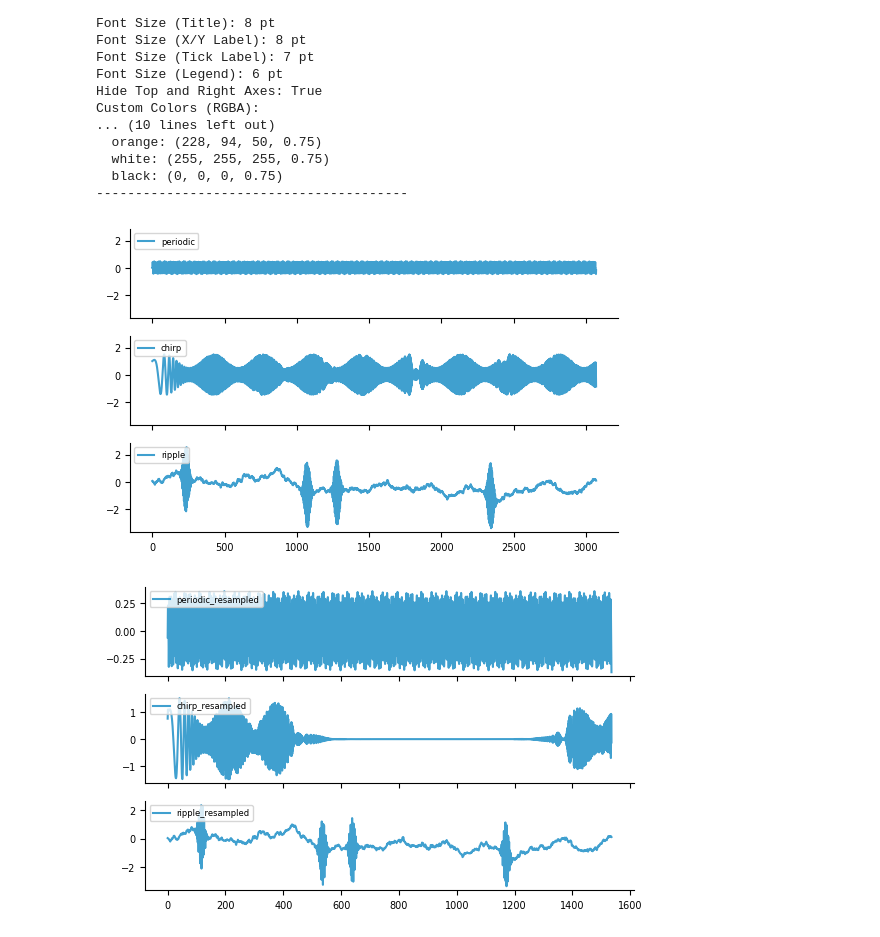
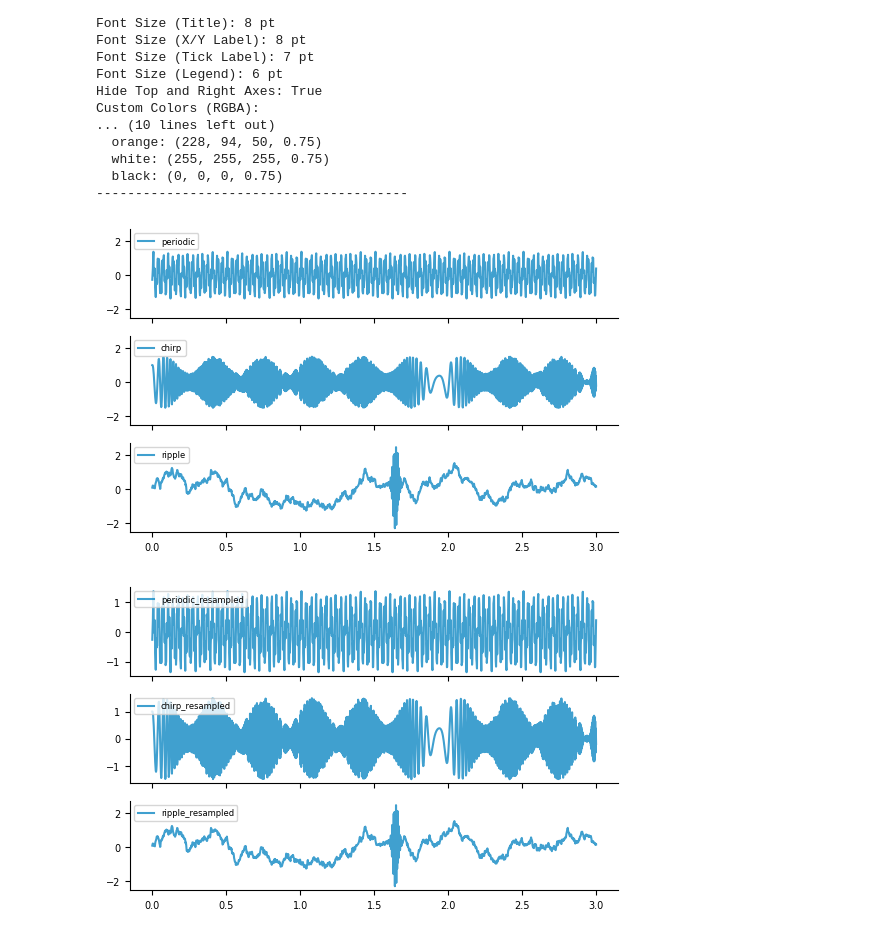
Before and after one commit to ywatanabe1989/mngs, a Jupyter notebook: demos/dsp.ipynb, the cells around one changed output. Cells and saved outputs as stored; diff of their text form; code cells hidden in the pictures.

```diff
--- a/demos/dsp.ipynb
+++ b/demos/dsp.ipynb
@@ -44,41 +47,61 @@ Custom Colors (RGBA):
   white: (255, 255, 255, 0.75)
   black: (0, 0, 0, 0.75)
 ----------------------------------------
+# %%
+# Demo Signal
+xx, tt, fs = mngs.dsp.demo_sig() # numpy array, but it will automatically computed in pytorch with cuda enabled if designated
+# xx = torch.tensor(xx)
+# xx = torch.tensor(xx).cuda()
+# xx = pd.DataFrame(xx)
+
+# Resampling
+TGT_FS = 128
+resampled = mngs.dsp.filt.resample(xx, fs, TGT_FS, cuda=True)
+
+# Filtering
+filted_bp= mngs.dsp.filt.bandpass(xx, fs, low_hz=10, high_hz=50, cuda=True)
+filted_bs = mngs.dsp.filt.bandstop(xx, fs, low_hz=10, high_hz=50, cuda=True)
+filted_gauss = mngs.dsp.filt.gauss(xx, sigma=3, cuda=True)
+
+# Power Spetrum Density
+pp, ff = mngs.dsp.psd(xx, fs, cuda=True)
+
+# Wavelet Transformation
+ww, ff = mngs.dsp.wavelet(xx, fs, cuda=True)
+
+# Hilbert Transformation
+y = mngs.dsp.hilbert(xx, cuda=True)
+pha, amp = y[..., 0], y[..., 1]
 # %%
-# Demo Signals
-BATCH_SIZE = 8
-N_CHS = 19
-T_SEC = 3
-FS = 1024
+# Plots
+TYPES = ["periodic", "chirp", "ripple"]
 FREQS_HZ = [30, 100, 300]
-TYPES = ["periodic", "chirp", "ripple"]
+xs = {type: mngs.dsp.demo_sig(freqs_hz=FREQS_HZ, type=type)[0] for type in TYPES}
 
 # Plots
-xs = {type: mngs.dsp.demo_sig(batch_size=BATCH_SIZE, n_chs=N_CHS, t_sec=T_SEC, fs=FS, freqs_hz=FREQS_HZ, type=type) for type in TYPES}
-
 fig, axes = plt.subplots(nrows=len(xs), sharex=True, sharey=True)
 for ((k,x), ax) in zip(xs.items(), axes):
-  ax.plot(x[0,0], label=k)
+  ax.plot(tt, x[0,0], label=k)
   ax.legend(loc="upper left")
 plt.show()
 # %% [output]
-[figure, old version]
+[figure, new version]
 # %%
 # Resample
 TGT_FS = 512
 
 resampled = {}
 for k, x in xs.items():
-  resampled[f"{k}_resampled"] = mngs.dsp.filt.resample(x, FS, TGT_FS)
+  resampled[f"{k}_resampled"] = mngs.dsp.filt.resample(x, fs, TGT_FS)
 
 # Plots
 fig, axes = plt.subplots(nrows=len(resampled), sharex=True)
 for (k,x), ax in zip(resampled.items(), axes):
-  ax.plot(x[0,0], label=k)
+  ax.plot(tt, x[0,0], label=k)
   ax.legend(loc="upper left")
 plt.show()
 # %% [output]
-[figure, old version]
+[figure, new version]
 # %%
 # Filtering
 filted = {}
```
Also changed, not shown: parts of 6 cells of this notebook.
